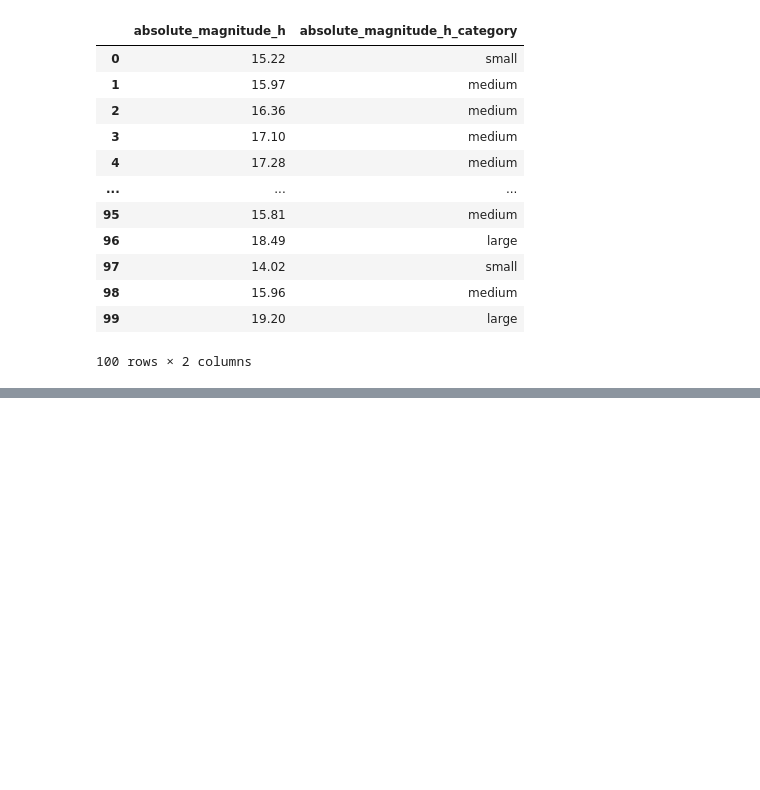
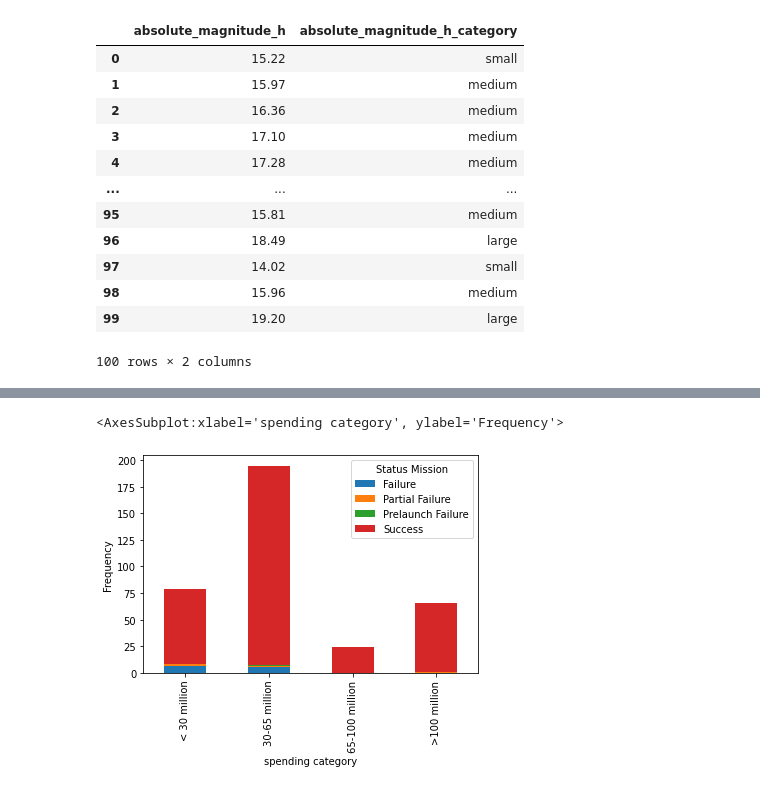
Before and after one commit to ohcrud/intermediate_python, a Jupyter notebook: sprint-2/practice-2/sprint-2-practice-2.ipynb, the cells around one changed output, grey strips where cells are left out. Cells and saved outputs as stored; diff of their text form; code cells hidden in the pictures; blank space fills up the shorter version.

```diff
--- a/sprint-2/practice-2/sprint-2-practice-2.ipynb
+++ b/sprint-2/practice-2/sprint-2-practice-2.ipynb
@@ -349,0 +508,8 @@ You may want to know how often a certain categorical variable occurs.
+# %%
+### BEGIN SOLUTION
+
+space_ct = pd.crosstab(space['spending category'], space['Status Mission'])
+space_ct
+# the most successful missions cost between 30-65 million dollars
+
+### END SOLUTION
@@ -349,0 +531,9 @@ You may want to know how often a certain categorical variable occurs.
+# %%
+### BEGIN SOLUTION
+
+space_ct.plot(kind='bar', stacked=True, ylabel = 'Frequency')
+
+### END SOLUTION
+# %% [output]
+<AxesSubplot:xlabel='spending category', ylabel='Frequency'>
+[figure, added]
```
Also changed, not shown: parts of 25 cells of this notebook, 1 other file.
